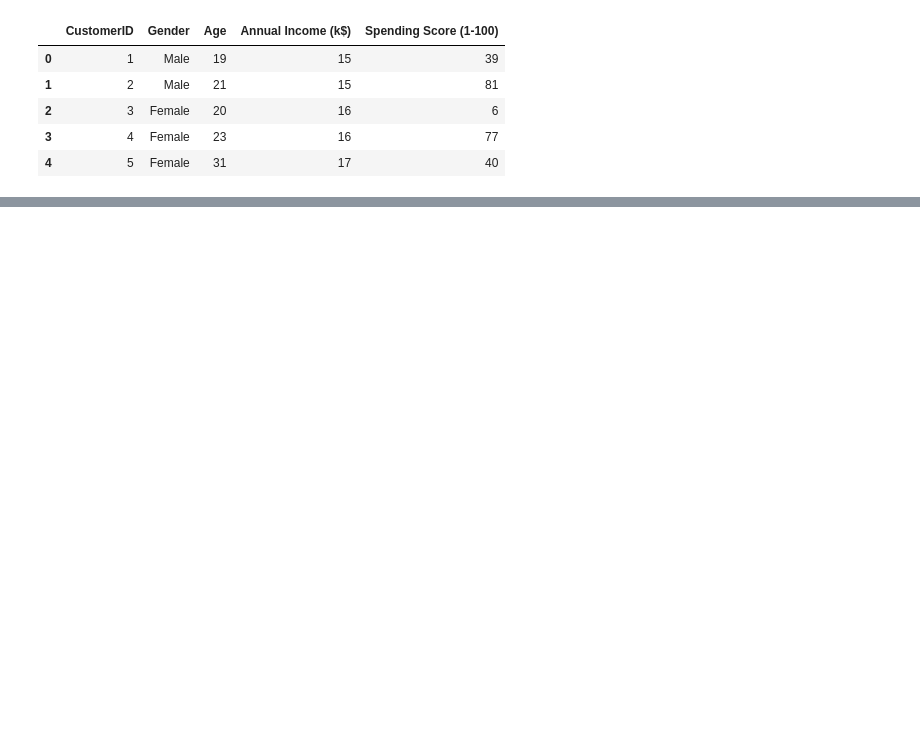
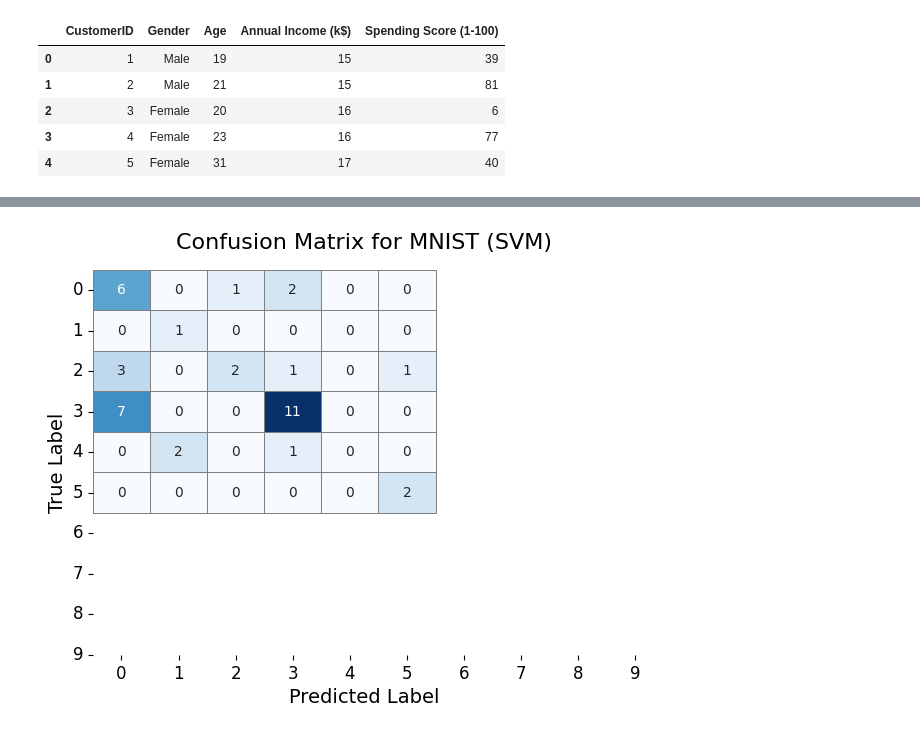
Before and after one commit to Rana-Ahmad-Hassan/Machine_Learning, a Jupyter notebook: 4_K_Nearest_Neighbors/assignment.ipynb, the cells around one changed output, grey strips where cells are left out. Saved outputs shown, nothing was run; the diff lists cells and outputs as text; code cells hidden in the pictures; blank space fills up the shorter version.

```diff
--- a/4_K_Nearest_Neighbors/assignment.ipynb
+++ b/4_K_Nearest_Neighbors/assignment.ipynb
@@ -32,0 +128,8 @@ data.head()
+# %%
+X = data.drop(columns=["Spending Score (1-100)", "Segment"], axis=1)
+y = data["Segment"]
+# %%
+train_X, test_X, train_y, test_y = train_test_split(X, y, test_size=0.2, random_state=42)
+# %%
+model = KNeighborsClassifier(n_neighbors=5)
+model.fit(train_X, train_y)
@@ -32,0 +138,3 @@ data.head()
+# %%
+y_pred = model.predict(test_X)
+y_pred
@@ -32,0 +178,17 @@ data.head()
+# %%
+cm = confusion_matrix(test_y, y_pred)
+
+plt.figure(figsize=(7, 5))
+sns.heatmap(cm, annot=True, fmt="d", cmap="Blues", cbar=False,
+            xticklabels=range(10), yticklabels=range(10),
+            linewidths=0.5, linecolor='gray')
+
+plt.title("Confusion Matrix for MNIST (SVM)", fontsize=16, pad=15)
+plt.xlabel("Predicted Label", fontsize=14)
+plt.ylabel("True Label", fontsize=14)
+plt.xticks(fontsize=12)
+plt.yticks(fontsize=12, rotation=0)
+
+plt.show()
+# %% [output]
+[figure, added]
```
Also changed, not shown: parts of 11 cells of this notebook.
